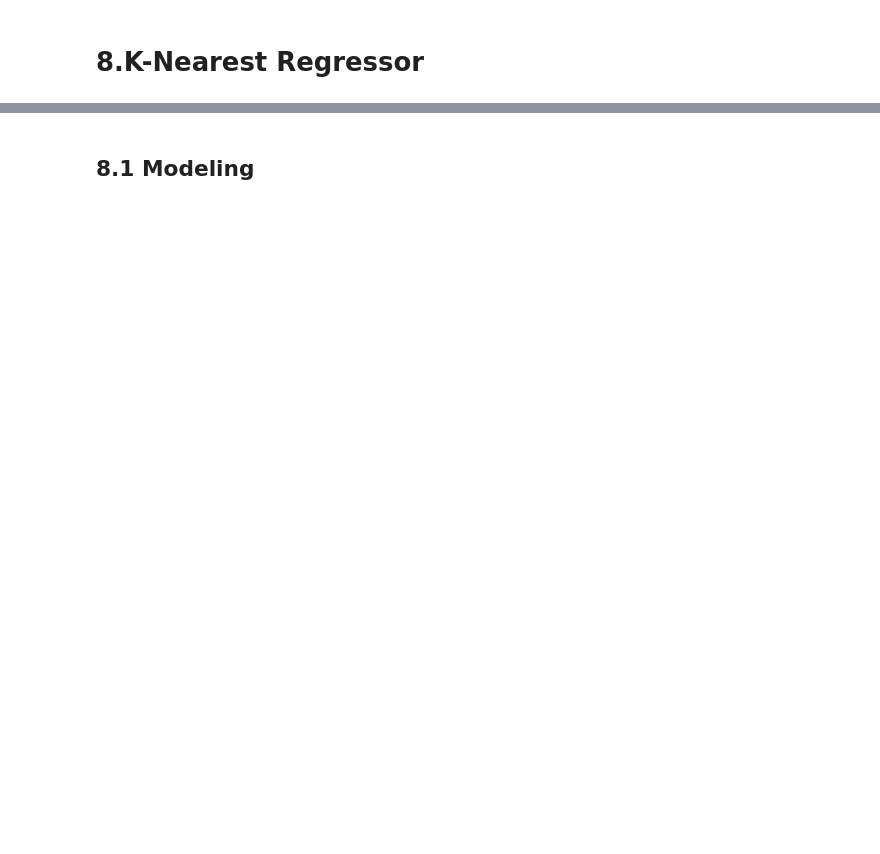
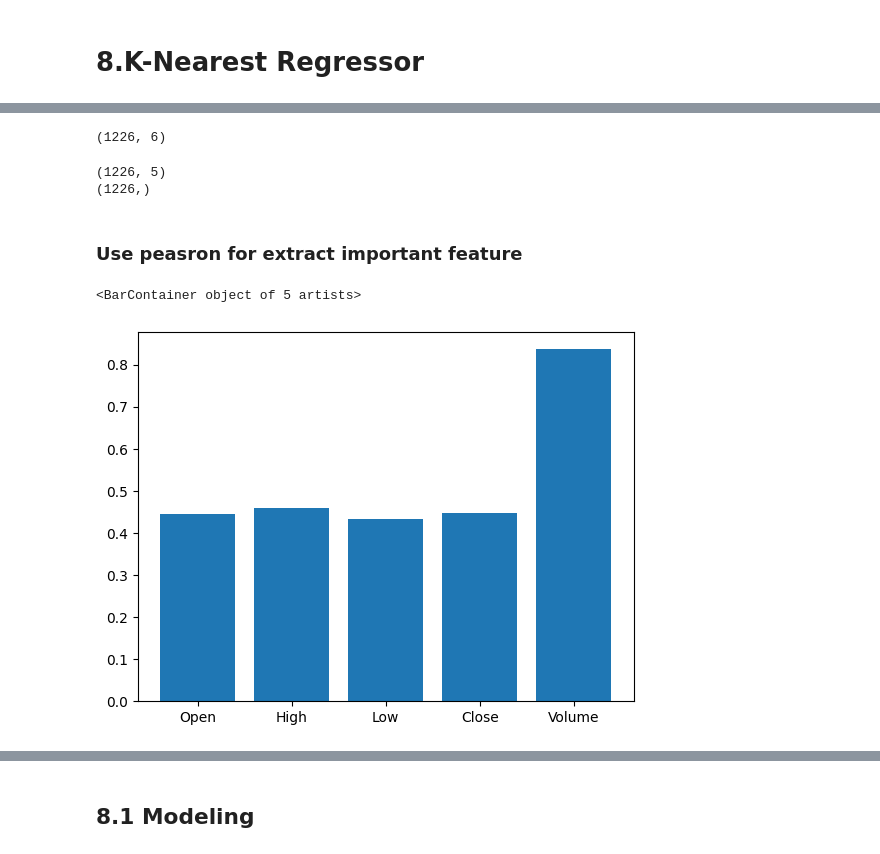
Before and after one commit to DanteAdam/Final-Project-Machine-learning, a Jupyter notebook: Final_520K0232.ipynb, the cells around one changed output, grey strips where cells are left out. Cells and saved outputs as stored; diff of their text form; code cells hidden in the pictures; blank space fills up the shorter version.

```diff
--- a/Final_520K0232.ipynb
+++ b/Final_520K0232.ipynb
@@ -720,0 +702,6 @@ from sklearn.ensemble import RandomForestRegressor
+# %%
+new_df = pd.DataFrame(data_scaled)
+df = pd.DataFrame(dataset)
+# %%
+df.drop(df.columns[0], axis=1, inplace=True)
+df
@@ -720,0 +722,14 @@ from sklearn.ensemble import RandomForestRegressor
+# %%
+new_df.shape
+# %% [output]
+(1226, 6)
+# %%
+X = new_df.iloc[:,:-1]
+y = new_df.iloc[:,5]
+print(X.shape)
+print(y.shape)
+# %% [output]
+(1226, 5)
+(1226,)
+# %% [markdown]
+### Use peasron for extract important feature
@@ -720,0 +738,9 @@ from sklearn.ensemble import RandomForestRegressor
+# %%
+pearson = {}
+for i, ft in enumerate(df.columns[:-1]):
+  pearson[ft] = pearsonr(X.iloc[:,i],y).correlation
+# %%
+plt.bar(pearson.keys(), pearson.values())
+# %% [output]
+<BarContainer object of 5 artists>
+[figure, added]
```
Also changed, not shown: parts of 37 cells of this notebook.
